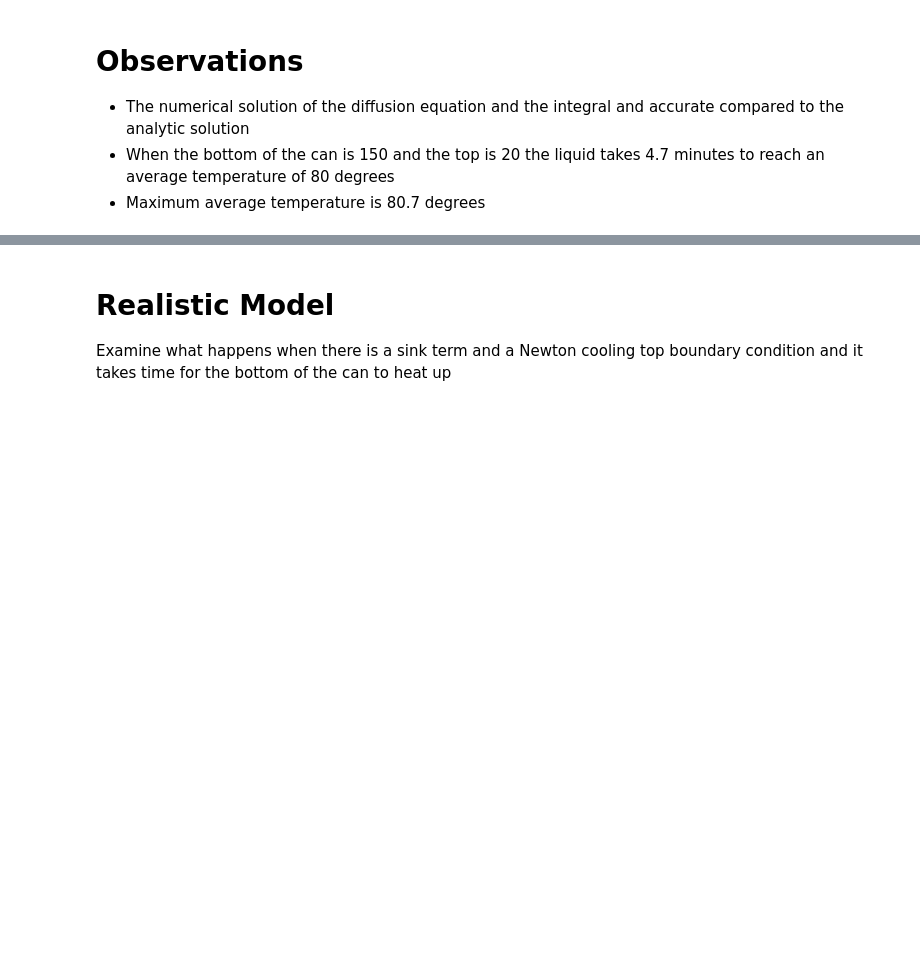
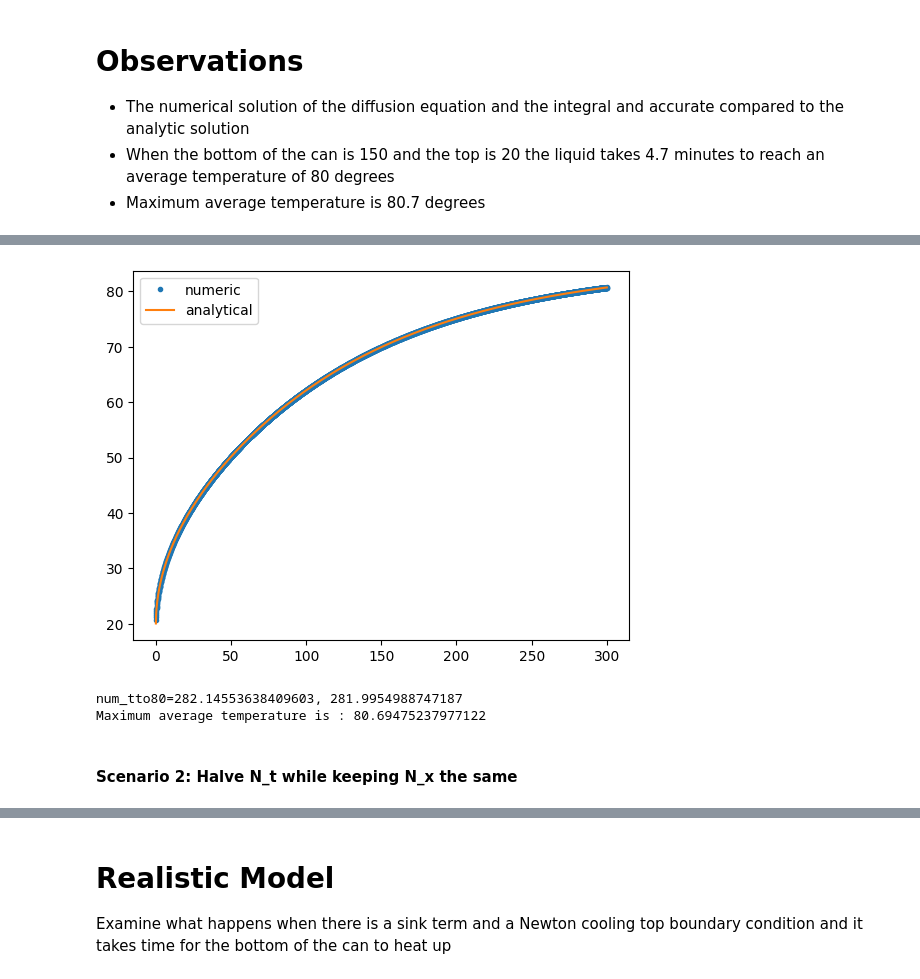
Before and after one commit to markalvaress/Drinks_Cans_IM, a Jupyter notebook: Observations.ipynb, the cells around one changed output, grey strips where cells are left out. Saved outputs shown, nothing was run; the diff lists cells and outputs as text; code cells hidden in the pictures; blank space fills up the shorter version.

```diff
--- a/Observations.ipynb
+++ b/Observations.ipynb
@@ -82,0 +122,28 @@ Maximum average temperature is : 80.69137540328468
+# %%
+avg_temp_analytic = tpa.create_analytic_avg_temp(b0, bL, L, D)
+avg_temp_numeric = si.create_numeric_avtemp_fn(U, 1/(Nx_points - 1), time_to_index)
+
+t = np.linspace(0, T, Nt_points)
+plt.plot(t, avg_temp_numeric(t), ".", label = "numeric")
+plt.plot(t, avg_temp_analytic(t), "-", label = "analytical")
+plt.legend()
+plt.show()
+# %% [output]
+[figure, added]
+# %%
+num_tto80 = si.time_to_temp(avg_temp_numeric(t), 80, index_to_time)
+analyt_tto80 = si.time_to_temp(avg_temp_analytic(t), 80, index_to_time)
+
+print(f"{num_tto80=}, {analyt_tto80}")
+
+# Find maximum average temperature
+
+k = np.linspace(0, T, Nt_points)
+averages = avg_temp_numeric(k)
+
+print('Maximum average temperature is :',averages.max())
+# %% [output]
+num_tto80=282.14553638409603, 281.9954988747187
+Maximum average temperature is : 80.69475237977122
+# %% [markdown]
+#### Scenario 2: Halve N_t while keeping N_x the same
```
Also changed, not shown: parts of 30 cells of this notebook.
